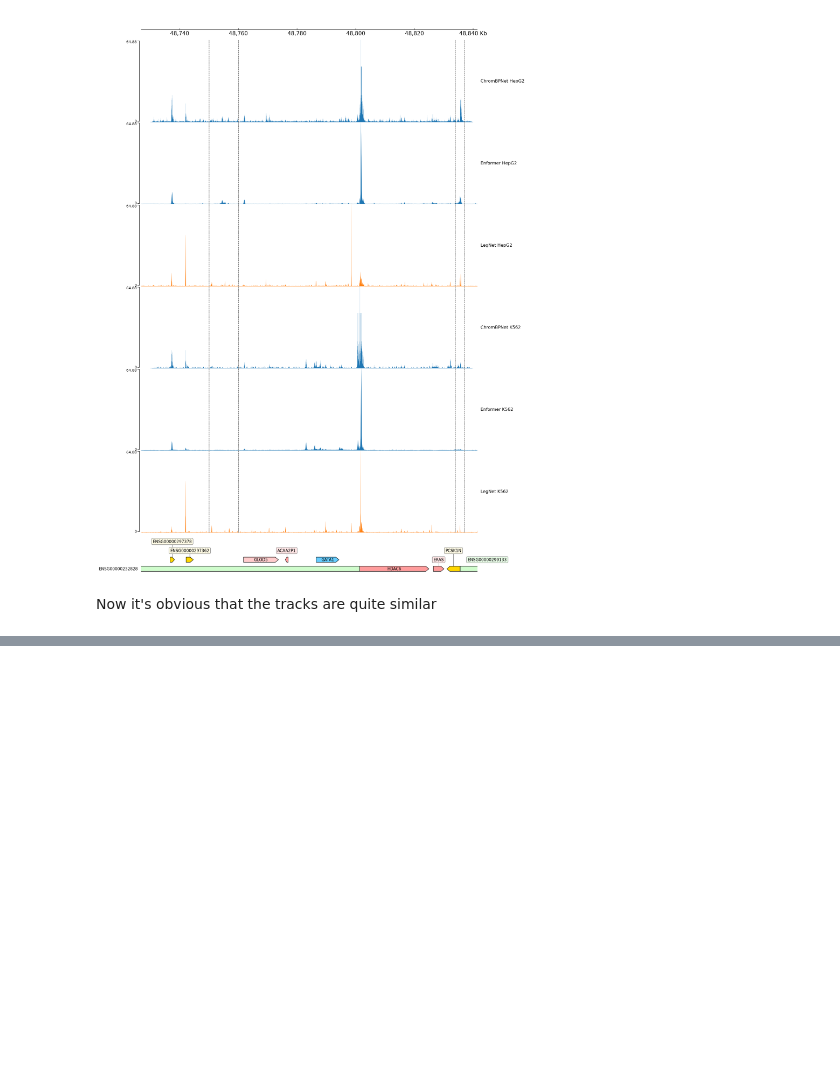
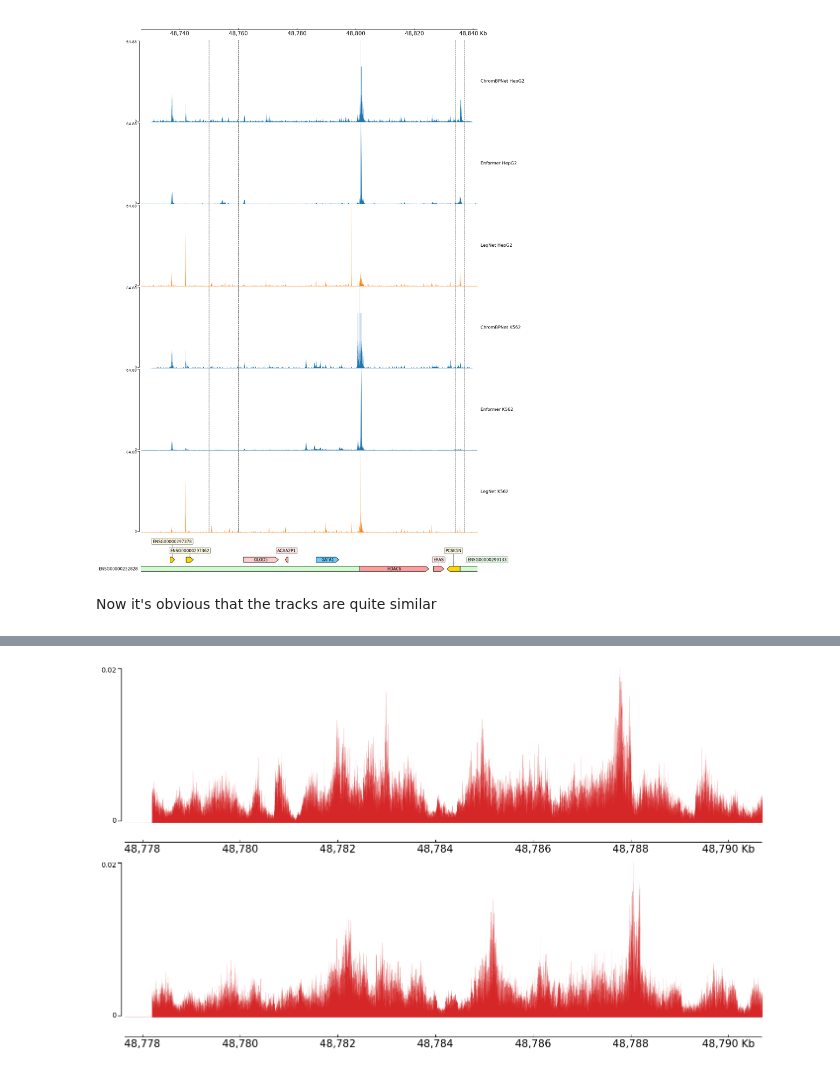
Before and after one commit to pinellolab/chorus, a Jupyter notebook: examples/chrombpnet_enformer_gata1.ipynb, the cells around one changed output, grey strips where cells are left out. Saved outputs shown, nothing was run; the diff lists cells and outputs as text; code cells hidden in the pictures; blank space fills up the shorter version.

Commit message:
Added JASPAR collection ChromBPNet

```diff
--- a/examples/chrombpnet_enformer_gata1.ipynb
+++ b/examples/chrombpnet_enformer_gata1.ipynb
@@ -1055,0 +1068,9 @@ Now it's obvious that the tracks are quite similar
+# %%
+print("\nSetting up gene annotations...")
+gtf_path = download_gencode(version='v48', annotation_type='basic')
+print(f"Using annotations: {gtf_path}")
+
+# Get reference genome (auto-downloads if not present)
+print("Setting up reference genome...")
+genome_path = get_genome('hg38')
+print(f"Using genome: {genome_path}")
@@ -1055,0 +1085,6 @@ Now it's obvious that the tracks are quite similar
+# %%
+chrombpnet = chorus.create_oracle(
+    "chrombpnet",
+    use_environment=True,
+    reference_fasta=str(genome_path)
+)
@@ -1055,0 +1096,6 @@ Now it's obvious that the tracks are quite similar
+# %%
+chrombpnet_chip = chrombpnet.load_pretrained_model(
+    assay="CHIP",
+    cell_type="K562",
+    TF="REST"
+)
@@ -1055,0 +1108,7 @@ Now it's obvious that the tracks are quite similar
+# %%
+track_ids = ["CHIP:K562:REST"]
+
+wt_results = chrombpnet.predict(
+    ('chrX', 48777634, 48790694),
+    track_ids  # Using specific track IDs
+)
@@ -1055,0 +1134,16 @@ Now it's obvious that the tracks are quite similar
+# %%
+# Take the positive one
+pos_track_id = "CHIP:K562:REST:+"
+neg_track_id = "CHIP:K562:REST:-"
+
+frame = wt_results[pos_track_id].get_coolbox_representation(
+    add_xaxis=True,
+    add_vlines=False
+)
+frame += wt_results[neg_track_id].get_coolbox_representation(
+    add_xaxis=True,
+    add_vlines=False
+)
+frame.plot('chrX:48777634-48790694')
+# %% [output]
+[figure, added]
```
Also changed, not shown: parts of 32 cells of this notebook, 14 other files.
